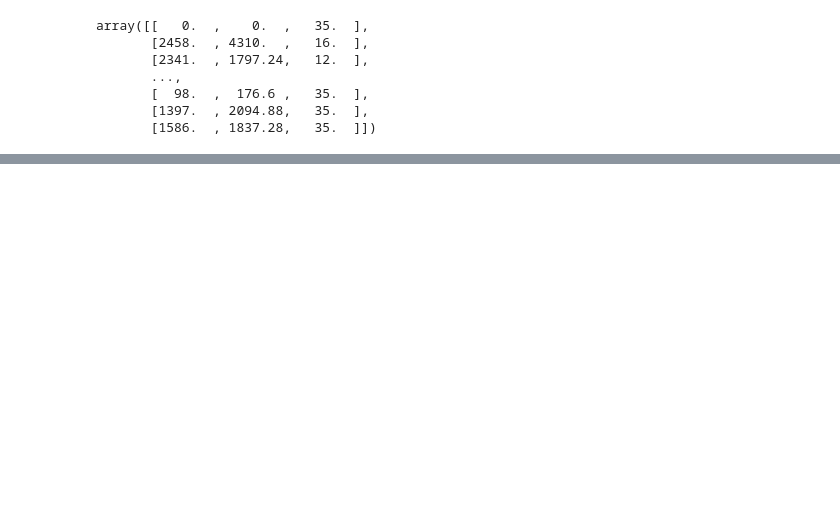
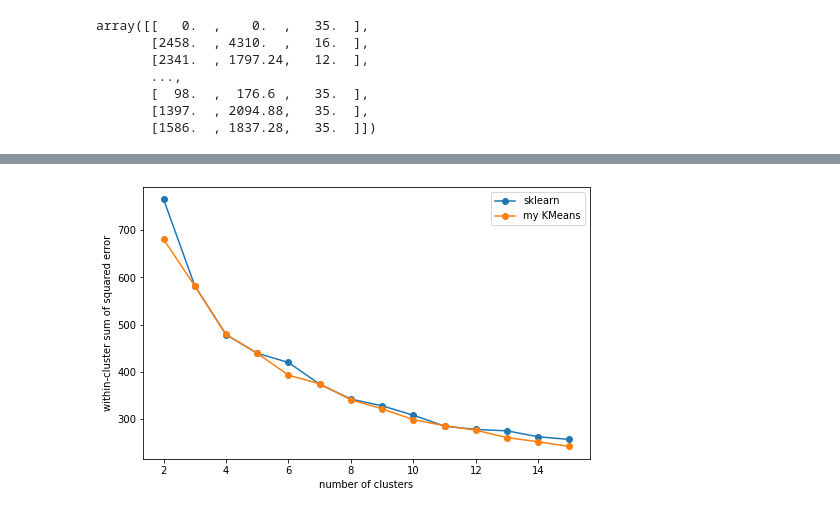
Before and after one commit to comp-machine-learning-spring2021/portfolio-MackieZhou, a Jupyter notebook: coding_1_unsupervised/coding_1.ipynb, the cells around one changed output, grey strips where cells are left out. Saved outputs shown, nothing was run; the diff lists cells and outputs as text; code cells hidden in the pictures; blank space fills up the shorter version.

```diff
--- a/coding_1_unsupervised/coding_1.ipynb
+++ b/coding_1_unsupervised/coding_1.ipynb
@@ -76,7 +97,7 @@ shape of customer is (4372, 4)
 | 9 | 12356 | 1591 | 2811.43 | 26 |
 # %%
 # convert the dataset to a numpy array for later use
-customer_np = customer[['Quantity', 'Total', 'Country']].to_numpy()
+customer_np = customer[['Quantity', 'Revenue', 'Country']].to_numpy()
 customer_np
 # %% [output]
 array([[   0.  ,    0.  ,   35.  ],
@@ -120,0 +164,11 @@ This took 22.070647954940796 seconds to run
+# %%
+# plot within-cluster SSE over number of clusters
+plt.figure(figsize=(8,5))
+plt.plot(range(2, 16), SSE_list_sklearn, '-o', label='sklearn')
+plt.plot(range(2, 16), SSE_list_my_kmeans, '-o', label='my KMeans')
+plt.xlabel('number of clusters')
+plt.ylabel('within-cluster sum of squared error')
+plt.legend()
+plt.show()
+# %% [output]
+[figure, added]
```
Also changed, not shown: parts of 24 cells of this notebook, 7 other files.
